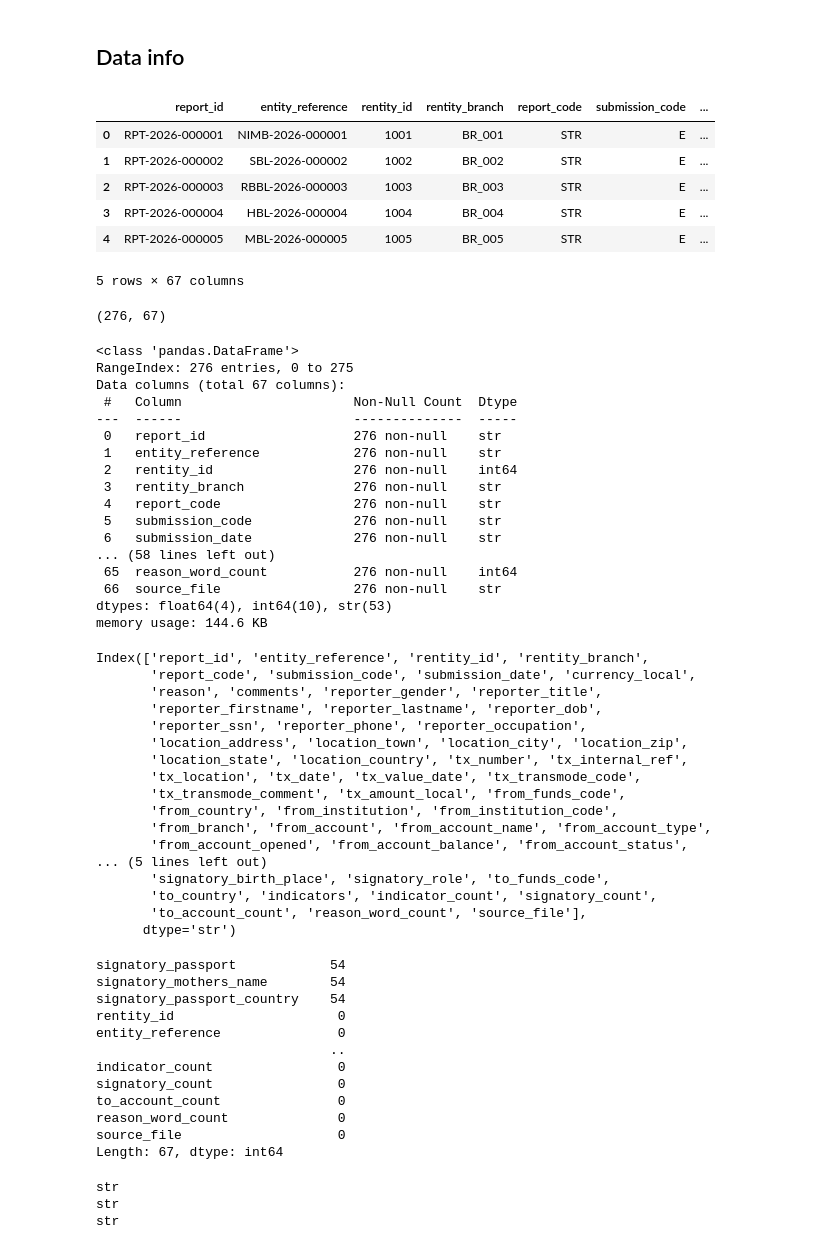
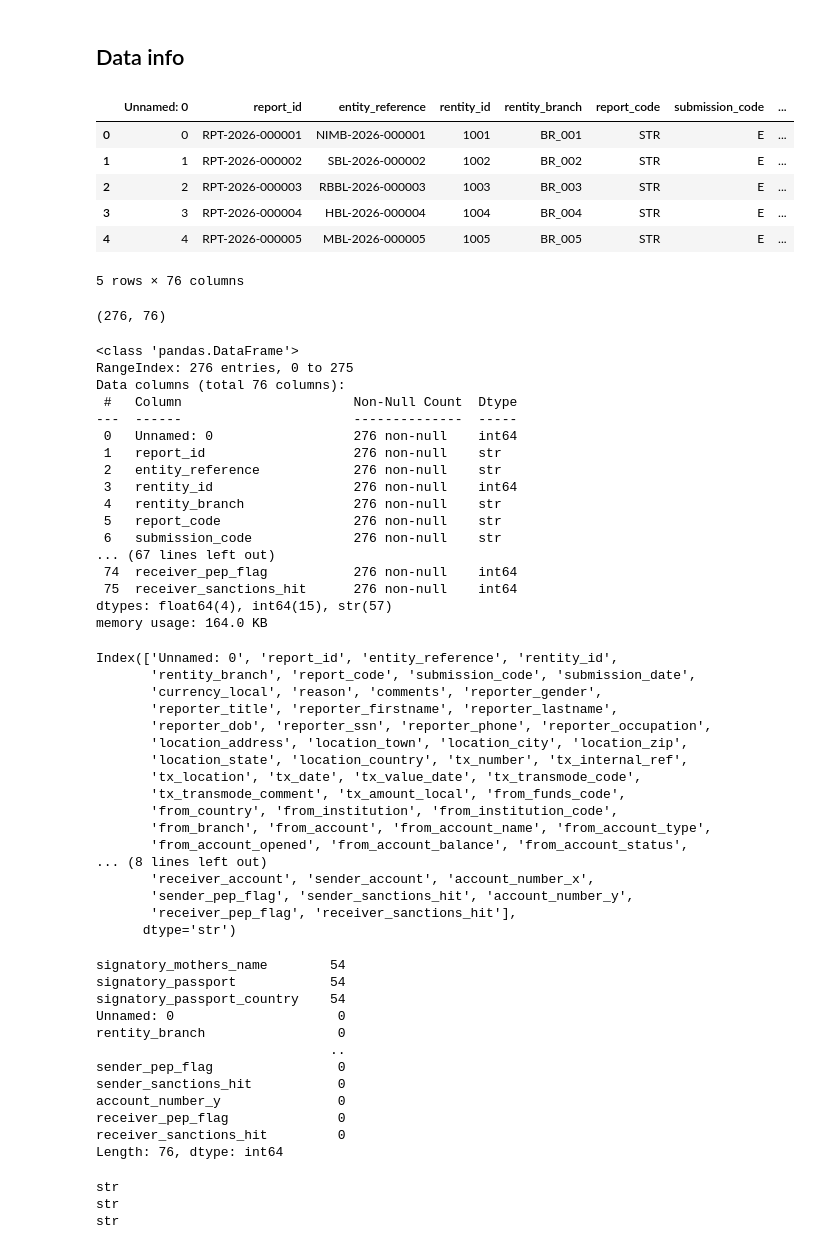
Before and after one commit to Lajnarpimger/DataVerse-_SignalVSNoise, a Jupyter notebook: STR_EDA.ipynb, the cells around one changed output. Cells and saved outputs as stored; diff of their text form; code cells hidden in the pictures.

Commit message:
pep_flag and sanctions

```diff
--- a/STR_EDA.ipynb
+++ b/STR_EDA.ipynb
@@ -7,48 +7,48 @@ import pandas as pd
 import matplotlib.pyplot as plt
 import seaborn as sns
 # %%
-df = pd.read_csv("str_reports.csv")
+df = pd.read_csv("str_reports_extended.csv")
 df.head(5)
 # %% [output]
-|  | report_id | entity_reference | rentity_id | rentity_branch | report_code | submission_code | ... |
-| 0 | RPT-2026-000001 | NIMB-2026-000001 | 1001 | BR_001 | STR | E | ... |
-| 1 | RPT-2026-000002 | SBL-2026-000002 | 1002 | BR_002 | STR | E | ... |
-| 2 | RPT-2026-000003 | RBBL-2026-000003 | 1003 | BR_003 | STR | E | ... |
-| 3 | RPT-2026-000004 | HBL-2026-000004 | 1004 | BR_004 | STR | E | ... |
-| 4 | RPT-2026-000005 | MBL-2026-000005 | 1005 | BR_005 | STR | E | ... |
+|  | Unnamed: 0 | report_id | entity_reference | rentity_id | rentity_branch | report_code | submission_code | ... |
+| 0 | 0 | RPT-2026-000001 | NIMB-2026-000001 | 1001 | BR_001 | STR | E | ... |
+| 1 | 1 | RPT-2026-000002 | SBL-2026-000002 | 1002 | BR_002 | STR | E | ... |
+| 2 | 2 | RPT-2026-000003 | RBBL-2026-000003 | 1003 | BR_003 | STR | E | ... |
+| 3 | 3 | RPT-2026-000004 | HBL-2026-000004 | 1004 | BR_004 | STR | E | ... |
+| 4 | 4 | RPT-2026-000005 | MBL-2026-000005 | 1005 | BR_005 | STR | E | ... |
-5 rows × 67 columns
+5 rows × 76 columns
 # %%
 df.shape
 # %% [output]
-(276, 67)
+(276, 76)
 # %%
 df.info()
 # %% [output]
 <class 'pandas.DataFrame'>
 RangeIndex: 276 entries, 0 to 275
-Data columns (total 67 columns):
+Data columns (total 76 columns):
  #   Column                      Non-Null Count  Dtype
 ---  ------                      --------------  -----
- 0   report_id                   276 non-null    str
- 1   entity_reference            276 non-null    str
- 2   rentity_id                  276 non-null    int64
- 3   rentity_branch              276 non-null    str
- 4   report_code                 276 non-null    str
- 5   submission_code             276 non-null    str
- 6   submission_date             276 non-null    str
-... (58 lines left out)
- 65  reason_word_count           276 non-null    int64
- 66  source_file                 276 non-null    str
-dtypes: float64(4), int64(10), str(53)
-memory usage: 144.6 KB
+ 0   Unnamed: 0                  276 non-null    int64
+ 1   report_id                   276 non-null    str
+ 2   entity_reference            276 non-null    str
+ 3   rentity_id                  276 non-null    int64
+ 4   rentity_branch              276 non-null    str
+ 5   report_code                 276 non-null    str
+ 6   submission_code             276 non-null    str
+... (67 lines left out)
+ 74  receiver_pep_flag           276 non-null    int64
+ 75  receiver_sanctions_hit      276 non-null    int64
+dtypes: float64(4), int64(15), str(57)
+memory usage: 164.0 KB
 # %%
 df.columns
 # %% [output]
-Index(['report_id', 'entity_reference', 'rentity_id', 'rentity_branch',
-       'report_code', 'submission_code', 'submission_date', 'currency_local',
-       'reason', 'comments', 'reporter_gender', 'reporter_title',
-       'reporter_firstname', 'reporter_lastname', 'reporter_dob',
-       'reporter_ssn', 'reporter_phone', 'reporter_occupation',
+Index(['Unnamed: 0', 'report_id', 'entity_reference', 'rentity_id',
+       'rentity_branch', 'report_code', 'submission_code', 'submission_date',
+       'currency_local', 'reason', 'comments', 'reporter_gender',
+       'reporter_title', 'reporter_firstname', 'reporter_lastname',
+       'reporter_dob', 'reporter_ssn', 'reporter_phone', 'reporter_occupation',
        'location_address', 'location_town', 'location_city', 'location_zip',
        'location_state', 'location_country', 'tx_number', 'tx_internal_ref',
        'tx_location', 'tx_date', 'tx_value_date', 'tx_transmode_code',
@@ -56,27 +56,27 @@ Index(['report_id', 'entity_reference', 'rentity_id', 'rentity_branch',
        'from_country', 'from_institution', 'from_institution_code',
        'from_branch', 'from_account', 'from_account_name', 'from_account_type',
        'from_account_opened', 'from_account_balance', 'from_account_status',
-... (5 lines left out)
-       'signatory_birth_place', 'signatory_role', 'to_funds_code',
-       'to_country', 'indicators', 'indicator_count', 'signatory_count',
-       'to_account_count', 'reason_word_count', 'source_file'],
+... (8 lines left out)
+       'receiver_account', 'sender_account', 'account_number_x',
+       'sender_pep_flag', 'sender_sanctions_hit', 'account_number_y',
+       'receiver_pep_flag', 'receiver_sanctions_hit'],
       dtype='str')
 # %%
 missing = df.isnull().sum().sort_values(ascending=False)
 missing
 # %% [output]
+signatory_mothers_name        54
 signatory_passport            54
-signatory_mothers_name        54
 signatory_passport_country    54
-rentity_id                     0
-entity_reference               0
+Unnamed: 0                     0
+rentity_branch                 0
                               ..
-indicator_count                0
-signatory_count                0
-to_account_count               0
-reason_word_count              0
-source_file                    0
-Length: 67, dtype: int64
+sender_pep_flag                0
+sender_sanctions_hit           0
+account_number_y               0
+receiver_pep_flag              0
+receiver_sanctions_hit         0
+Length: 76, dtype: int64
 # %%
 print(df["signatory_passport"].dtype)
 print(df["signatory_mothers_name"].dtype)
```
Also changed, not shown: parts of 12 cells of this notebook.
